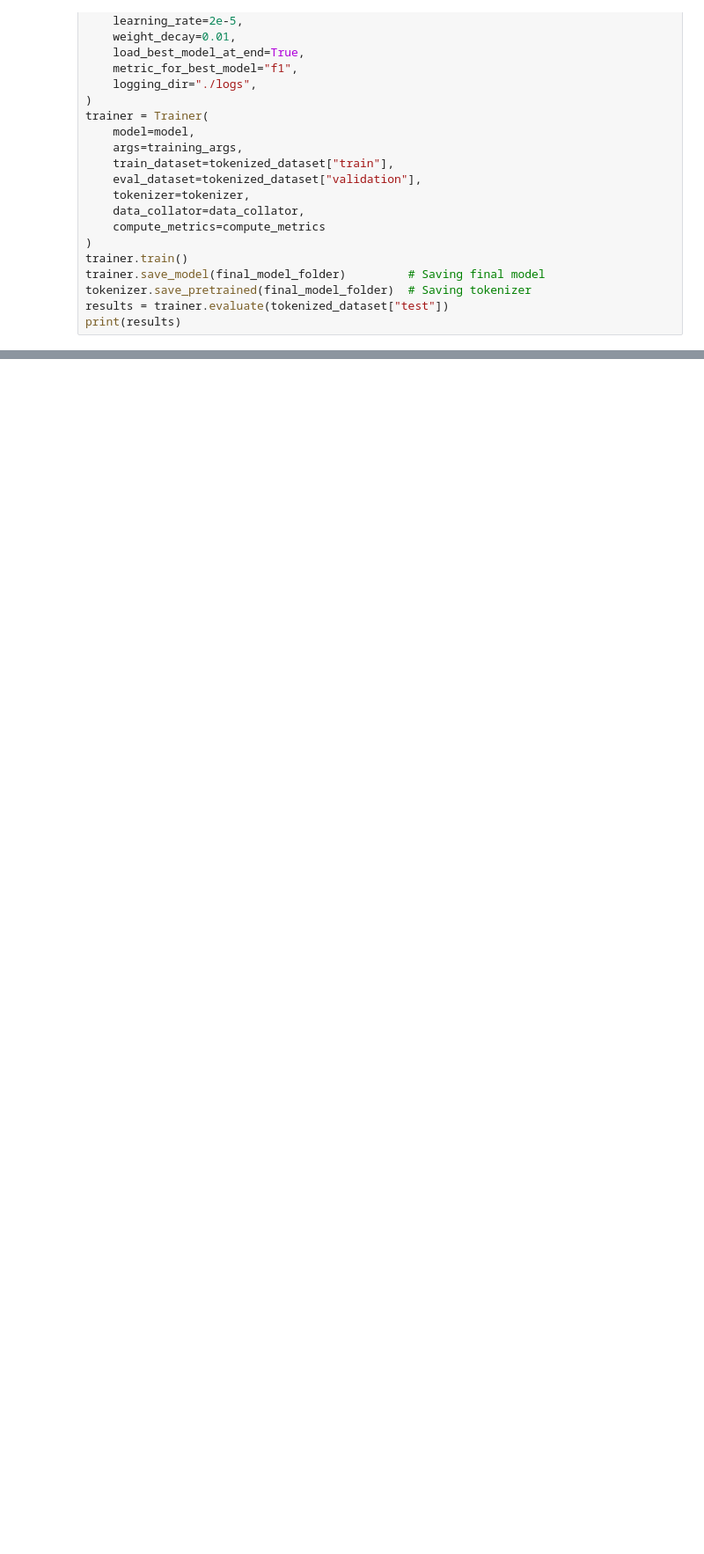
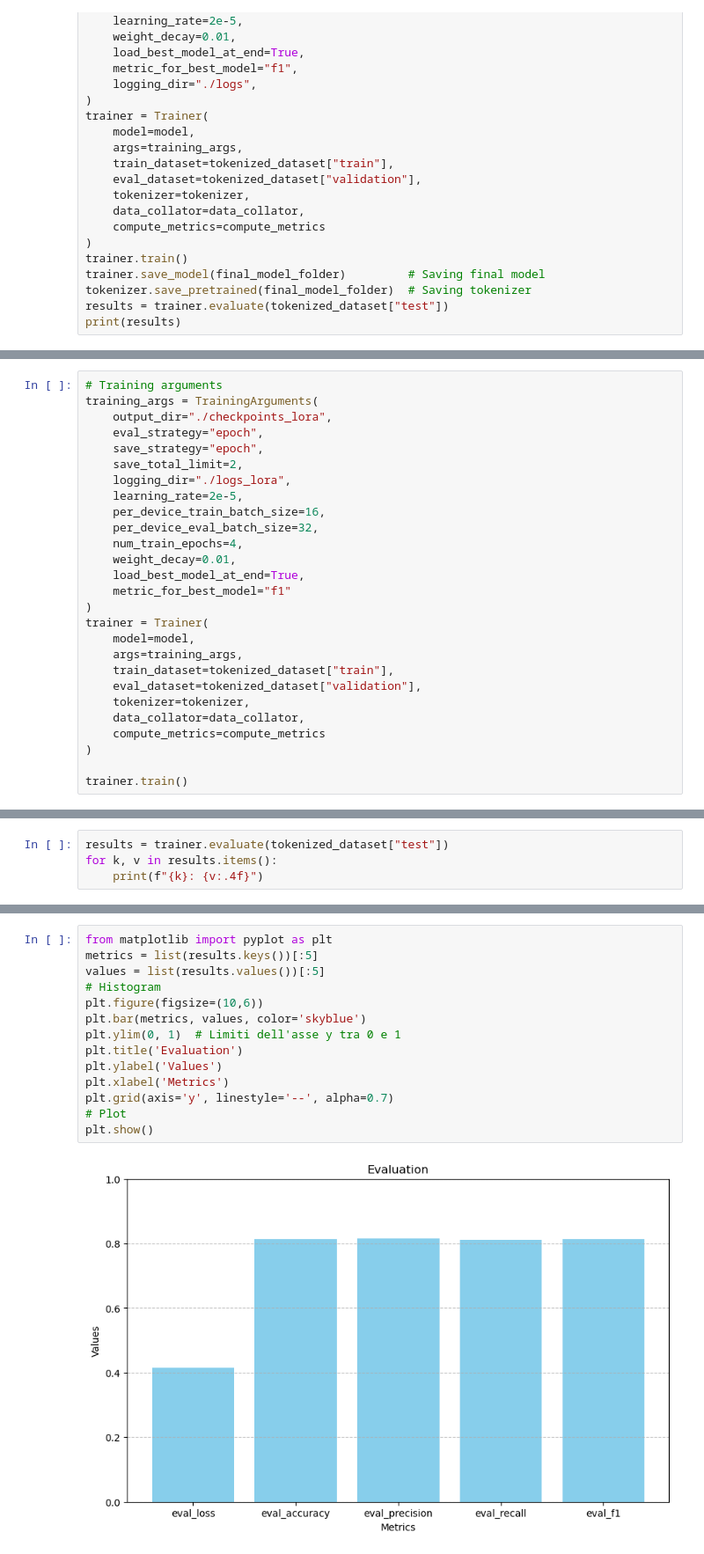
Before and after one commit to davidmegli/msc-ai-deep-learning-applications-lab3, a Jupyter notebook: lab3.ipynb, the cells around one changed output, grey strips where cells are left out. Shown: that part at 88% size. Saved outputs shown, nothing was run; the diff lists cells and outputs as text; blank space fills up the shorter version.

```diff
--- a/lab3.ipynb
+++ b/lab3.ipynb
@@ -571,0 +653,27 @@ print(results)
+# %%
+# Training arguments
+training_args = TrainingArguments(
+    output_dir="./checkpoints_lora",
+    eval_strategy="epoch",
+    save_strategy="epoch",
+    save_total_limit=2,
+    logging_dir="./logs_lora",
+    learning_rate=2e-5,
+    per_device_train_batch_size=16,
+    per_device_eval_batch_size=32,
+    num_train_epochs=4,
+    weight_decay=0.01,
+    load_best_model_at_end=True,
+    metric_for_best_model="f1"
+)
+trainer = Trainer(
+    model=model,
+    args=training_args,
+    train_dataset=tokenized_dataset["train"],
+    eval_dataset=tokenized_dataset["validation"],
+    tokenizer=tokenizer,
+    data_collator=data_collator,
+    compute_metrics=compute_metrics
+)
+
+trainer.train()
@@ -571,0 +707,4 @@ print(results)
+# %%
+results = trainer.evaluate(tokenized_dataset["test"])
+for k, v in results.items():
+    print(f"{k}: {v:.4f}")
@@ -571,0 +750,16 @@ print(results)
+# %%
+from matplotlib import pyplot as plt
+metrics = list(results.keys())[:5]
+values = list(results.values())[:5]
+# Histogram
+plt.figure(figsize=(10,6))
+plt.bar(metrics, values, color='skyblue')
+plt.ylim(0, 1)  # Limiti dell'asse y tra 0 e 1
+plt.title('Evaluation')
+plt.ylabel('Values')
+plt.xlabel('Metrics')
+plt.grid(axis='y', linestyle='--', alpha=0.7)
+# Plot
+plt.show()
+# %% [output]
+[figure, added]
```
Also changed, not shown: parts of 30 cells of this notebook, 2 other files.
